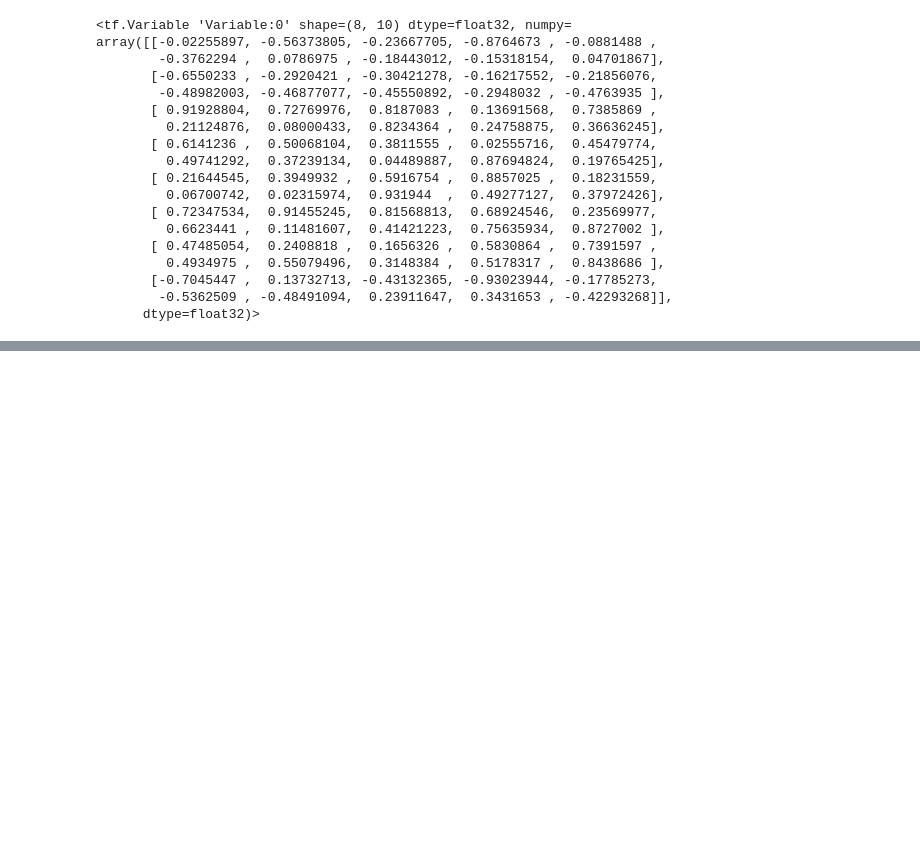
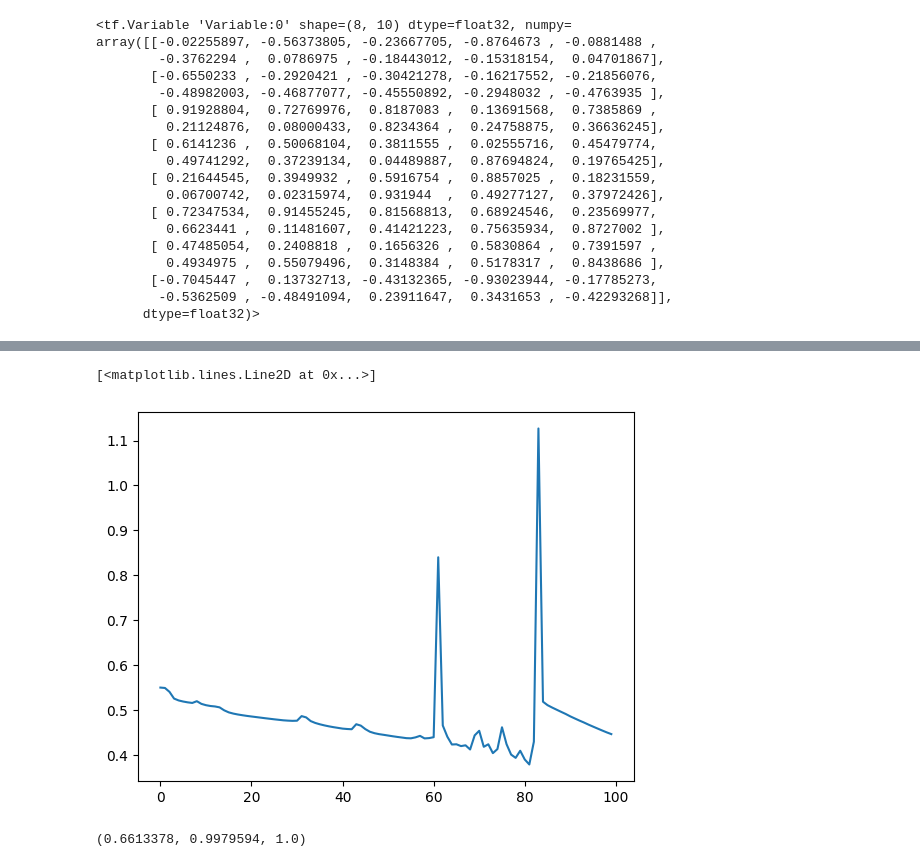
Before and after one commit to Dann38/PageR-GraphSegmenter, a Jupyter notebook: model.ipynb, the cells around one changed output, grey strips where cells are left out. Cells and saved outputs as stored; diff of their text form; code cells hidden in the pictures; blank space fills up the shorter version.

Commit message:
create learned for model

```diff
--- a/model.ipynb
+++ b/model.ipynb
@@ -210,0 +291,4 @@ array([[-0.02255897, -0.56373805, -0.23667705, -0.8764673 , -0.0881488 ,
+# %%
+import json
+with open("graph.json", "r") as f:
+    graph = json.load(f)
@@ -210,0 +308,30 @@ array([[-0.02255897, -0.56373805, -0.23667705, -0.8764673 , -0.0881488 ,
+# %%
+
+params = {
+    "learning_rate": 0.1,
+    "start_w": 0.5,
+    "start_b": 0.3,
+    "weight_loss": 0.05,
+    "count_neuron_layer_1": 3,
+    "count_neuron_layer_2": 3,
+    "count_neuron_layer_end": 3,
+    "epochs": 100
+}
+# %%
+def test_NN(params):
+    model3 = GraphSegmenter3()
+    my_loss_list = []
+    EPOCHS = params["epochs"]
+    opt = tf.optimizers.SGD(learning_rate=params["learning_rate"])
+    for i in range(EPOCHS):
+        with tf.GradientTape() as tape:
+            h1 = model3(graph)
+            loss = my_loss(h1, graph)
+            my_loss_list.append(loss)
+            print(f"{(i+1)/EPOCHS*100:.2f} % loss = {loss.numpy():.5f} {' '*30}",  end="\r")
+        dW = tape.gradient(loss, model3.trainable_variables)
+        # print(dW)
+        opt.apply_gradients(zip(dW, model3.trainable_variables))
+    loss_array = np.array([l.numpy() for l in my_loss_list])
+    return np.diff(loss_array).mean()/(loss_array.max()-loss_array.min()), loss_array, model3
+_, loss_array, model3 = test_NN(params)
@@ -210,0 +350,12 @@ array([[-0.02255897, -0.56373805, -0.23667705, -0.8764673 , -0.0881488 ,
+# %%
+plt.plot(loss_array)
+# plt.ylim([1.0, 1.5])
+# %% [output]
+[<matplotlib.lines.Line2D at 0x...>]
+[figure, added]
+# %%
+h1 = model3(graph)
+arr = h1.numpy()
+arr.min(),np.median(arr), arr.max()
+# %% [output]
+(0.6613378, 0.9979594, 1.0)
```
Also changed, not shown: parts of 14 cells of this notebook, 4 other files.
